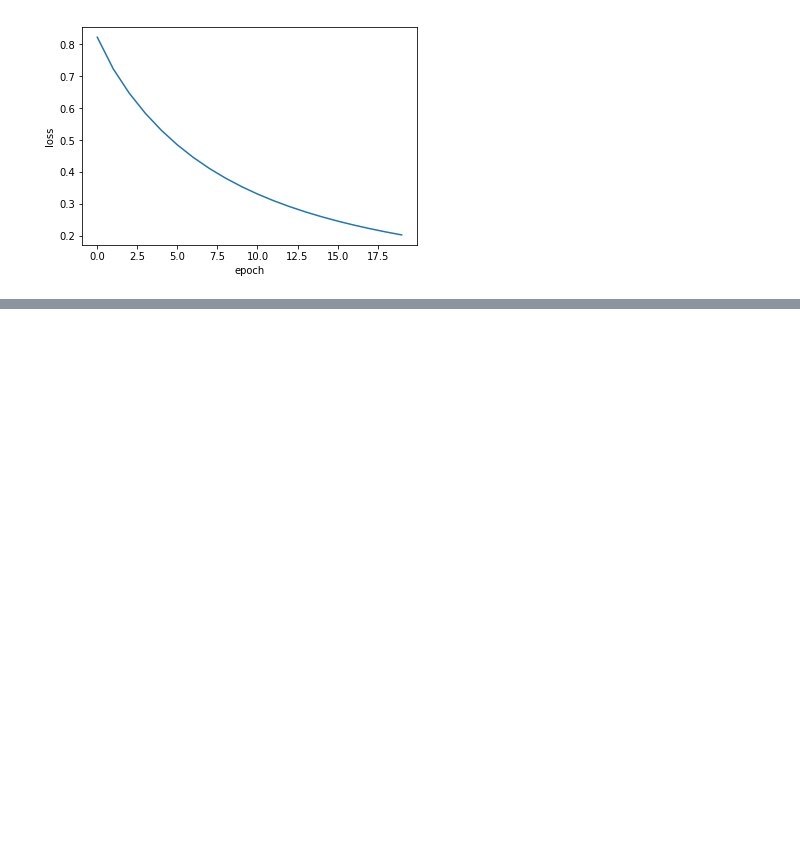
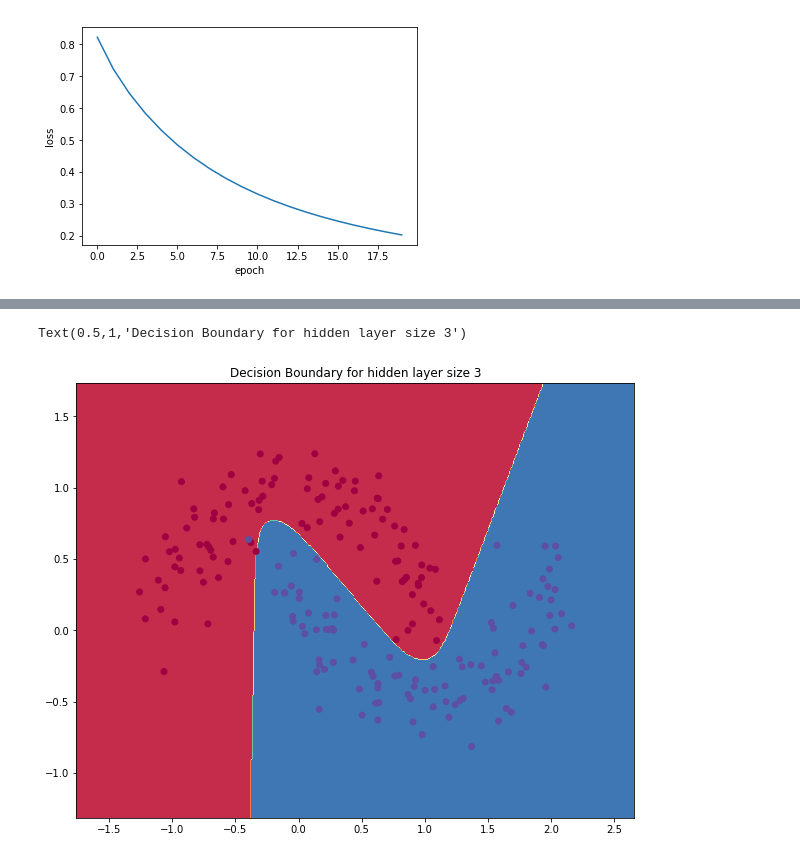
Before and after one commit to kishorrit/MLF, a Jupyter notebook: Chapter 1 Code.ipynb, the cells around one changed output, grey strips where cells are left out. Drawn from its saved outputs; the diff is of its cells as text; code cells hidden in the pictures; blank space fills up the shorter version.

Commit message:
Added ch1 code for 2 layer NN

```diff
--- a/Chapter 1 Code.ipynb
+++ b/Chapter 1 Code.ipynb
@@ -109,0 +324,33 @@ fig.savefig('loss.jpg')
+# %%
+def train(model,X_,y_,learning_rate, num_passes=20000, print_loss=False):
+    # Gradient descent. For each batch...
+    for i in range(0, num_passes):
+
+        # Forward propagation
+        cache = forward_prop(model,X_)
+        #a1, probs = cache['a1'],cache['a2']
+        # Backpropagation
+
+        grads = backward_prop(model,cache,y)
+        # Gradient descent parameter update
+        # Assign new parameters to the model
+        model = update_parameters(model=model,grads=grads,learning_rate=learning_rate)
+
+        # Pring loss & accuracy every 100 iterations
+        if print_loss and i % 100 == 0:
+            y_hat = cache['a2']
+            print('Loss after iteration',i,':',bce_loss(y,y_hat))
+            print('Accuracy after iteration',i,':',calc_accuracy(model,X_,y_),'%')
+
+    return model
+# %%
+# Hyper parameters
+hiden_layer_size = 3
+# I picked this value because it showed good results in my experiments
+learning_rate = 0.01
+# %%
+# Initialize the parameters to random values. We need to learn these.
+np.random.seed(0)
+# This is what we return at the end
+model = initialize_parameters(nn_input_dim=2, nn_hdim= hiden_layer_size, nn_output_dim= 1)
+model = train(model,X,y,learning_rate=learning_rate,num_passes=1000,print_loss=True)
@@ -109,0 +378,7 @@ fig.savefig('loss.jpg')
+# %%
+# Plot the decision boundary
+plot_decision_boundary(lambda x: predict(model,x))
+plt.title("Decision Boundary for hidden layer size 3")
+# %% [output]
+Text(0.5,1,'Decision Boundary for hidden layer size 3')
+[figure, added]
```
Also changed, not shown: parts of 19 cells of this notebook.
